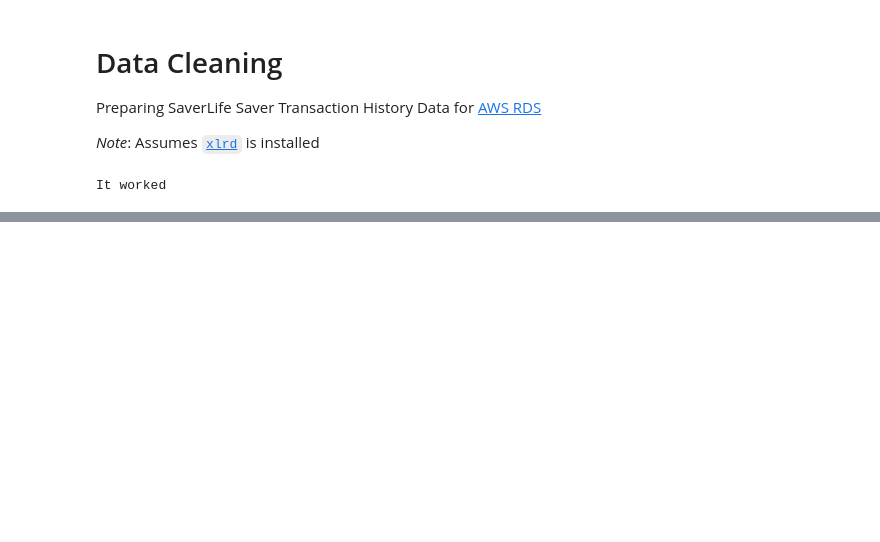
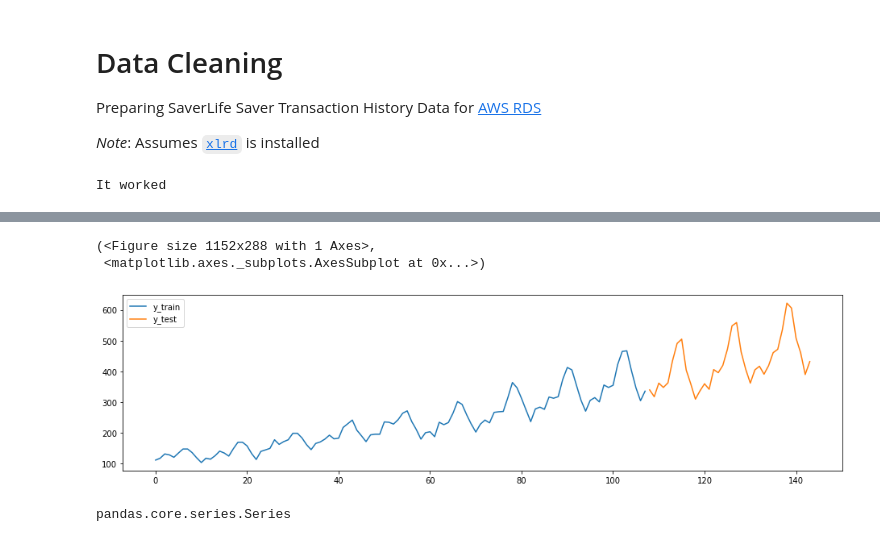
Before and after one commit to BloomTech-Labs/Labs25-SaverLife-TeamC-ds, a Jupyter notebook: notebooks/DataCleaning.ipynb, the cells around one changed output, grey strips where cells are left out. Drawn from its saved outputs; the diff is of its cells as text; code cells hidden in the pictures; blank space fills up the shorter version.

```diff
--- a/notebooks/DataCleaning.ipynb
+++ b/notebooks/DataCleaning.ipynb
@@ -126,0 +279,12 @@ It worked
+# %%
+y = load_airline()
+y_train, y_test = temporal_train_test_split(y)
+plot_ys(y_train, y_test, labels=["y_train", "y_test"])
+# %% [output]
+(<Figure size 1152x288 with 1 Axes>,
+ <matplotlib.axes._subplots.AxesSubplot at 0x...>)
+[figure, added]
+# %%
+type(y)
+# %% [output]
+pandas.core.series.Series
```
Also changed, not shown: parts of 16 cells of this notebook, 4 other files.
